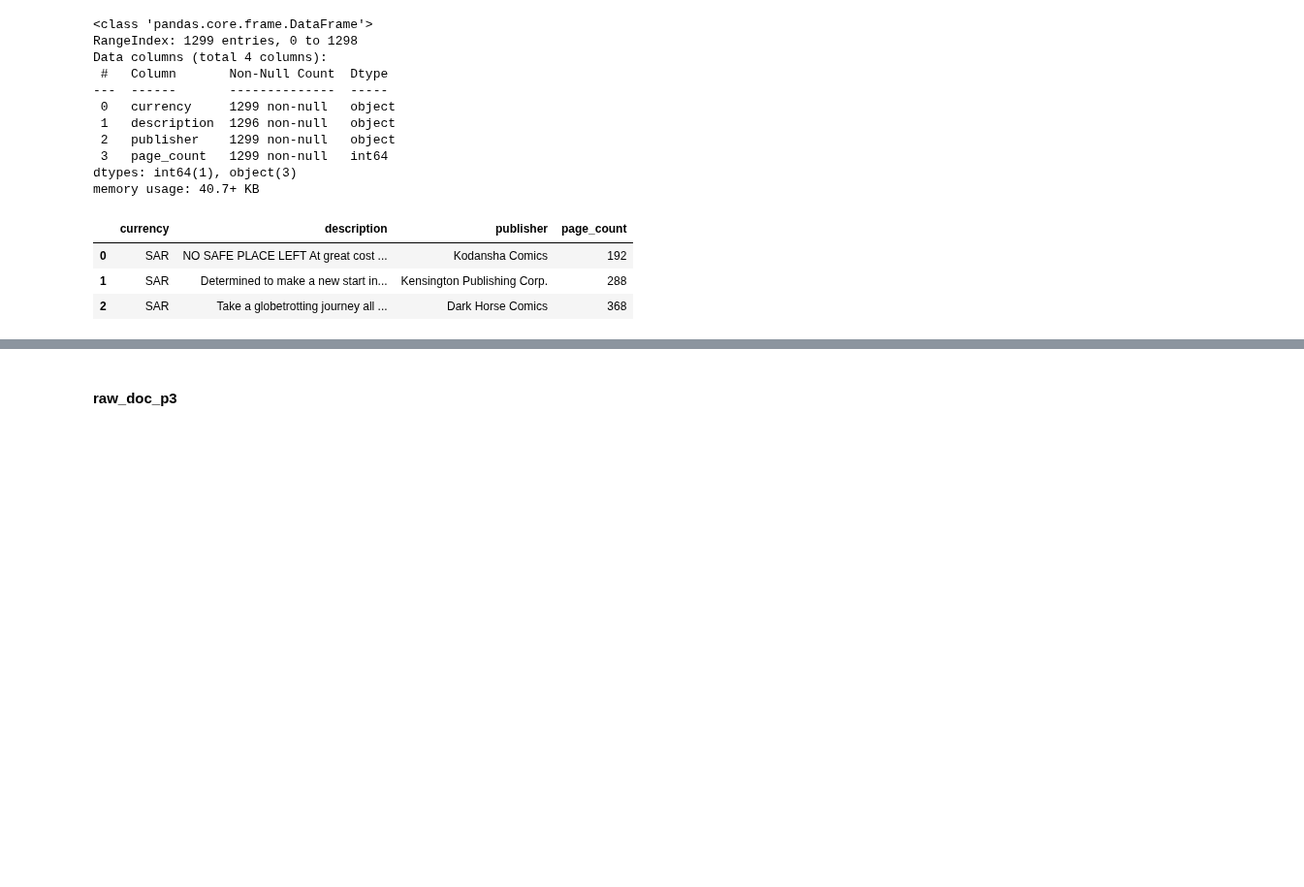
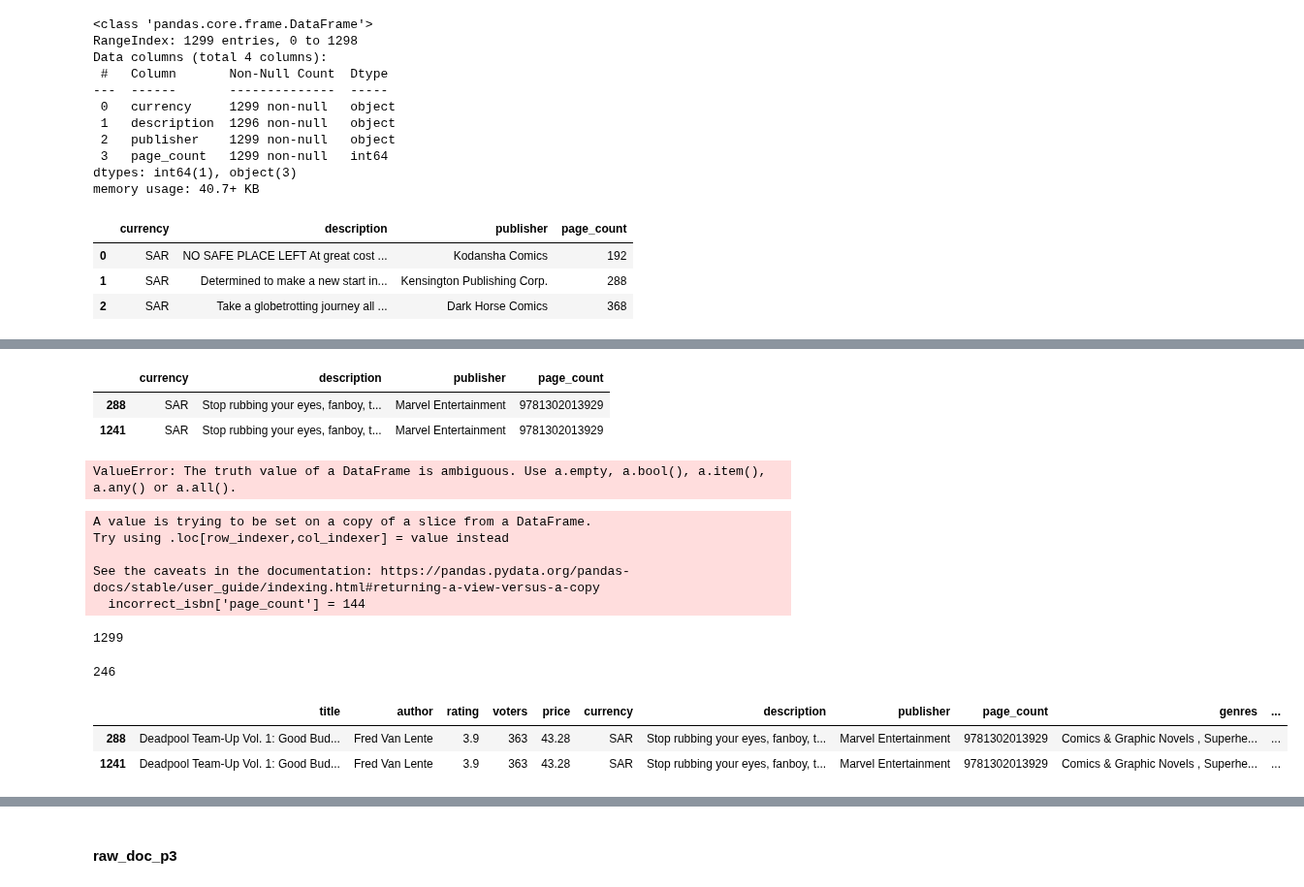
Before and after one commit to bigmikecreates/nlp-practice, a Jupyter notebook: src/notebooks/explore.ipynb, the cells around one changed output, grey strips where cells are left out. Shown at 97% size. Drawn from its saved outputs; the diff is of its cells as text; code cells hidden in the pictures; blank space fills up the shorter version.

Commit message:
update
- figure logic for fixing 'page_count' and 'ISBN' for raw_doc_p2
- Construct function to update corresponding dtypes from subdataframes to original dataframes

```diff
--- a/src/notebooks/explore.ipynb
+++ b/src/notebooks/explore.ipynb
@@ -245,0 +296,37 @@ raw_doc_p2[:3]
+# %%
+raw_doc_p2.loc[raw_doc_p2['page_count']==9781302013929]
+# %% [output]
+|  | currency | description | publisher | page_count |
+| 288 | SAR | Stop rubbing your eyes, fanboy, t... | Marvel Entertainment | 9781302013929 |
+| 1241 | SAR | Stop rubbing your eyes, fanboy, t... | Marvel Entertainment | 9781302013929 |
+# %%
+#83
+if raw_doc_p2.loc[raw_doc_p2['page_count']==9781302013929]:
+    raw_doc_p2['page_count']==144
+    raw_doc_p3['ISBN']==9781302013929
+
+raw_doc_p2['page_count'].unique()
+# %% [output]
+ValueError: The truth value of a DataFrame is ambiguous. Use a.empty, a.bool(), a.item(), a.any() or a.all().
+# %%
+incorrect_isbn['page_count'] = 144
+# %% [output]
+A value is trying to be set on a copy of a slice from a DataFrame.
+Try using .loc[row_indexer,col_indexer] = value instead
+
+See the caveats in the documentation: https://pandas.pydata.org/pandas-docs/stable/user_guide/indexing.html#returning-a-view-versus-a-copy
+  incorrect_isbn['page_count'] = 144
+# %%
+len(raw_doc_master['title'])
+# %% [output]
+1299
+# %%
+len(raw_doc_master['title'].unique())
+# %% [output]
+246
+# %%
+raw_doc_master[raw_doc_p2['page_count']==9781302013929]
+# %% [output]
+|  | title | author | rating | voters | price | currency | description | publisher | page_count | genres | ... |
+| 288 | Deadpool Team-Up Vol. 1: Good Bud... | Fred Van Lente | 3.9 | 363 | 43.28 | SAR | Stop rubbing your eyes, fanboy, t... | Marvel Entertainment | 9781302013929 | Comics & Graphic Novels , Superhe... | ... |
+| 1241 | Deadpool Team-Up Vol. 1: Good Bud... | Fred Van Lente | 3.9 | 363 | 43.28 | SAR | Stop rubbing your eyes, fanboy, t... | Marvel Entertainment | 9781302013929 | Comics & Graphic Novels , Superhe... | ... |
```
Also changed, not shown: parts of 8 cells of this notebook, 1 other file.
